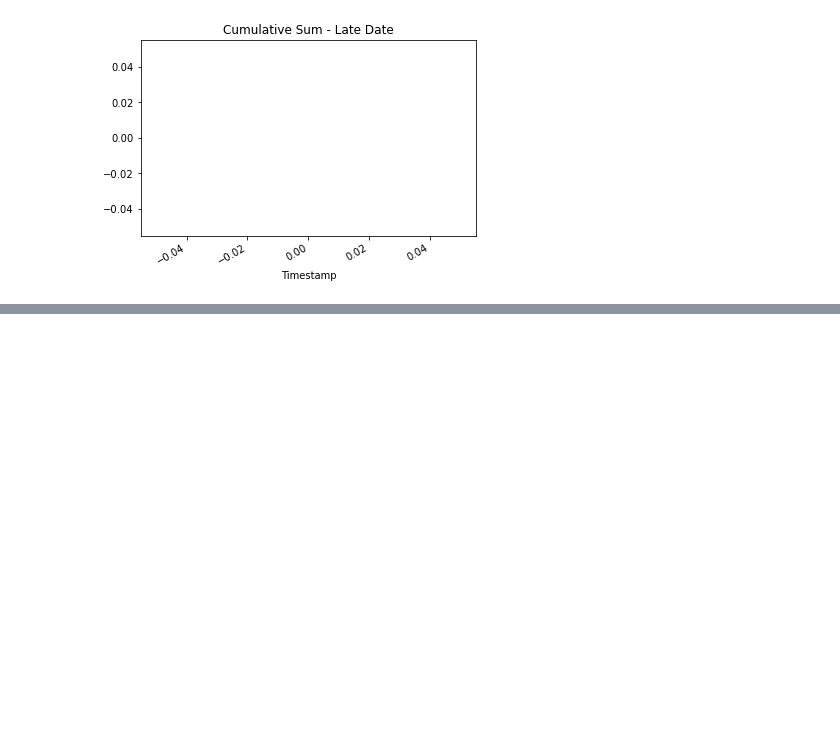
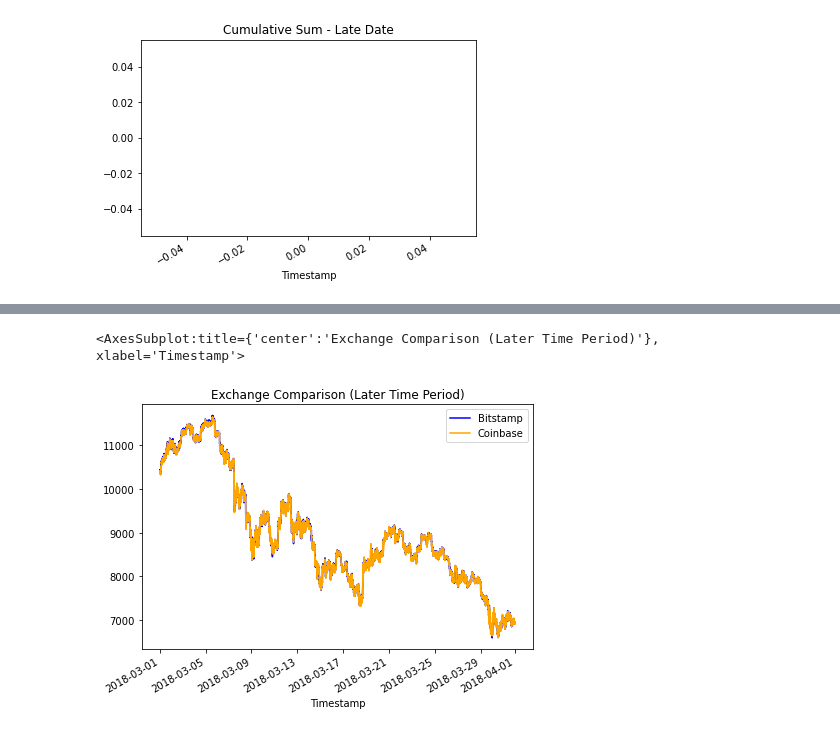
Before and after one commit to YanjunLin-Andrie/Crypto_arbitrage, a Jupyter notebook: crypto_arbitrage.ipynb, the cells around one changed output, grey strips where cells are left out. Saved outputs shown, nothing was run; the diff lists cells and outputs as text; code cells hidden in the pictures; blank space fills up the shorter version.

```diff
--- a/crypto_arbitrage.ipynb
+++ b/crypto_arbitrage.ipynb
@@ -819,0 +849,8 @@ cumulative_profit_late.plot(figsize=(6,4), title='Cumulative Sum - Late Date')
+# %%
+bitstamp['Close'].loc['2018-03-01' : '2018-04-01'].plot(
+    legend=True, figsize=(7, 5), title="Exchange Comparison (Later Time Period)", color="blue", label="Bitstamp")
+coinbase['Close'].loc['2018-03-01' : '2018-04-01'].plot(
+    legend=True, figsize=(7, 5), color="orange", label="Coinbase")
+# %% [output]
+<AxesSubplot:title={'center':'Exchange Comparison (Later Time Period)'}, xlabel='Timestamp'>
+[figure, added]
```
Also changed, not shown: parts of 21 cells of this notebook.
